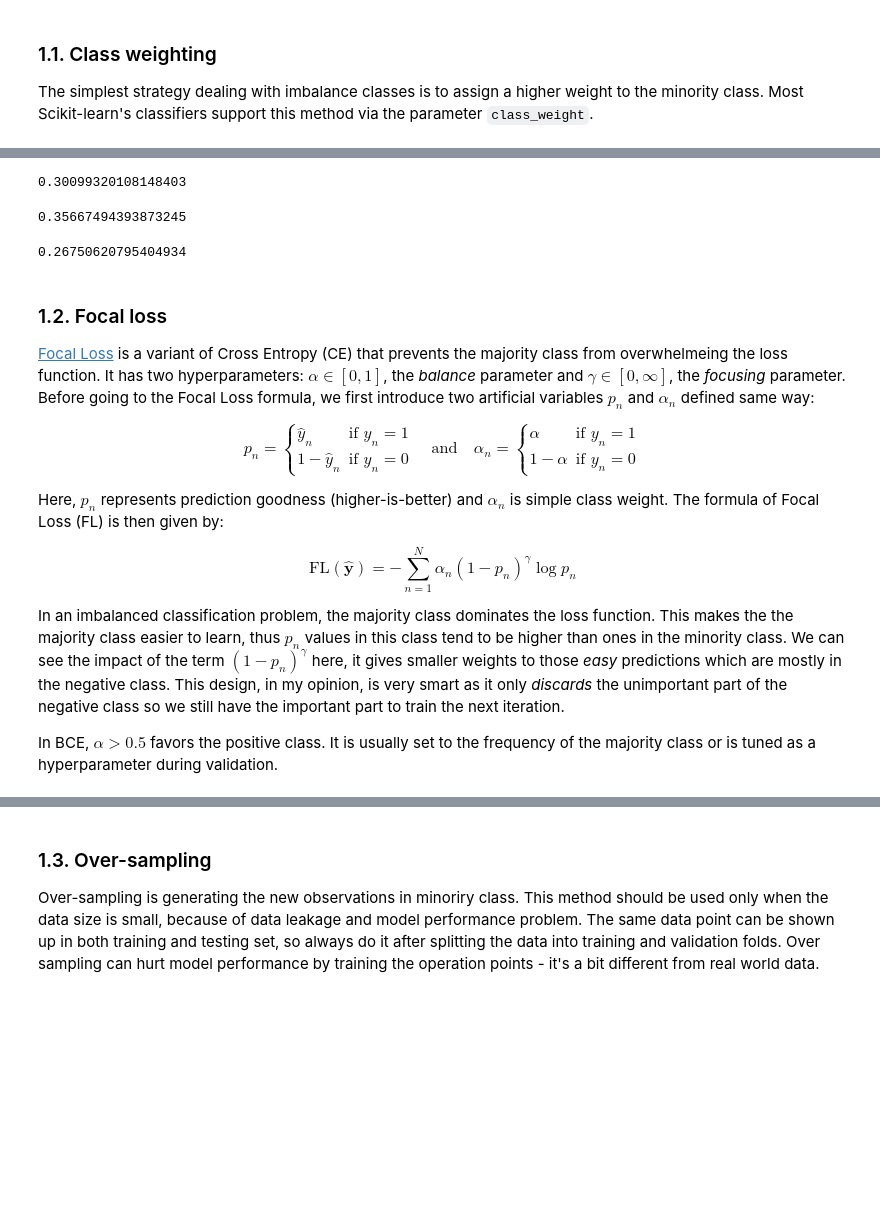
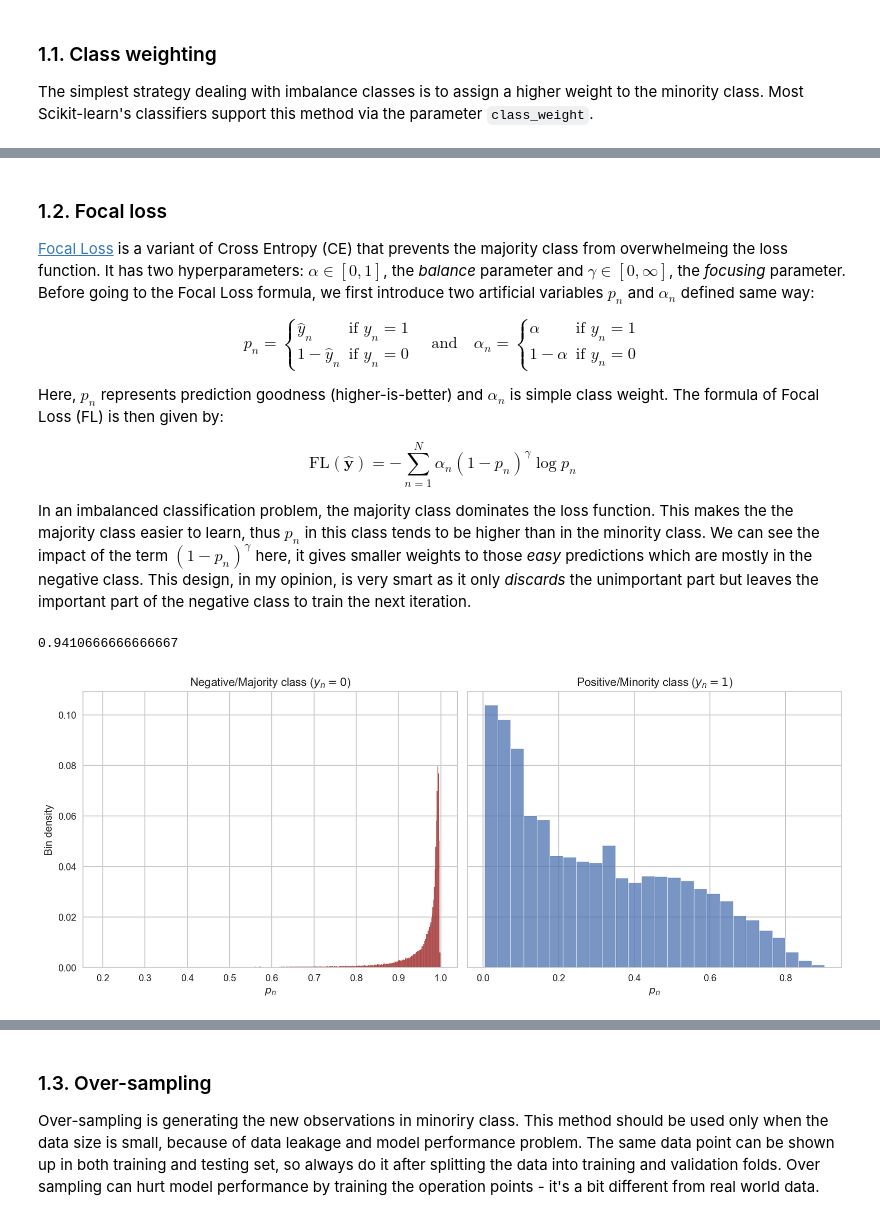
Before and after one commit to hungpq7/tabular-book, a Jupyter notebook: 07-tabular-learning/imblearn-targeted-modeling.ipynb, the cells around one changed output, grey strips where cells are left out. Drawn from its saved outputs; the diff is of its cells as text; code cells hidden in the pictures; blank space fills up the shorter version.

```diff
--- a/07-tabular-learning/imblearn-targeted-modeling.ipynb
+++ b/07-tabular-learning/imblearn-targeted-modeling.ipynb
@@ -71,15 +45,3 @@ a = 0.25
-# %%
--np.log(p)*a
-# %% [output]
-0.30099320108148403
-# %%
--np.log(1-p)
-# %% [output]
-0.35667494393873245
-# %%
--np.log(1-p)*(1-a)
-# %% [output]
-0.26750620795404934
 # %% [markdown]
 ### 1.2. Focal loss
 [Focal Loss] is a variant of Cross Entropy (CE) that prevents the majority class from overwhelmeing the loss function. It has two hyperparameters: $\alpha\in[0,1]$, the *balance* parameter and $\gamma\in[0,\infty]$, the *focusing* parameter. Before going to the Focal Loss formula, we first introduce two artificial variables $p_n$ and $\alpha_n$ defined same way:
@@ -102,9 +64,29 @@ Here, $p_n$ represents prediction goodness (higher-is-better) and $\alpha_n$ is
 
 $$\text{FL}(\hat{\mathbf{y}})=-\sum_{n=1}^N \alpha_n(1-p_n)^\gamma\log{p_n}$$
 
-In an imbalanced classification problem, the majority class dominates the loss function. This makes the the majority class easier to learn, thus $p_n$ values in this class tend to be higher than ones in the minority class. We can see the impact of the term $(1-p_n)^\gamma$ here, it gives smaller weights to those *easy* predictions which are mostly in the negative class. This design, in my opinion, is very smart as it only *discards* the unimportant part of the negative class so we still have the important part to train the next iteration.
-
-In BCE, $\alpha>0.5$ favors the positive class. It is usually set to the frequency of the majority class or is tuned as a hyperparameter during validation.
+In an imbalanced classification problem, the majority class dominates the loss function. This makes the the majority class easier to learn, thus $p_n$ in this class tends to be higher than in the minority class. We can see the impact of the term $(1-p_n)^\gamma$ here, it gives smaller weights to those *easy* predictions which are mostly in the negative class. This design, in my opinion, is very smart as it only *discards* the unimportant part but leaves the important part of the negative class to train the next iteration.
 
 [Focal Loss]: https://arxiv.org/pdf/1708.02002.pdf
 [logit]: https://en.wikipedia.org/wiki/Logit
+# %%
+model = LGBMClassifier()
+model.fit(x, y)
+model.score(x, y)
+# %% [output]
+0.9410666666666667
+# %%
+yPred = model.predict_proba(x)[:, 1]
+p1 = yPred[y==1]
+p0 = 1 - yPred[y==0]
+
+fig, ax = plt.subplots(ncols=2, figsize=(12,5), sharey=True, tight_layout=True)
+sns.histplot(p0, stat='probability', edgecolor='w', ax=ax[0], color='darkred')
+sns.histplot(p1, stat='probability', edgecolor='w', ax=ax[1])
+ax[0].set_title('Negative/Majority class ($y_n=0$)')
+ax[0].set_ylabel('Bin density')
+ax[0].set_xlabel('$p_n$')
+ax[1].set_title('Positive/Minority class ($y_n=1$)')
+ax[1].set_xlabel('$p_n$')
+plt.show()
+# %% [output]
+[figure, added]
```
Also changed, not shown: parts of 11 cells of this notebook.
